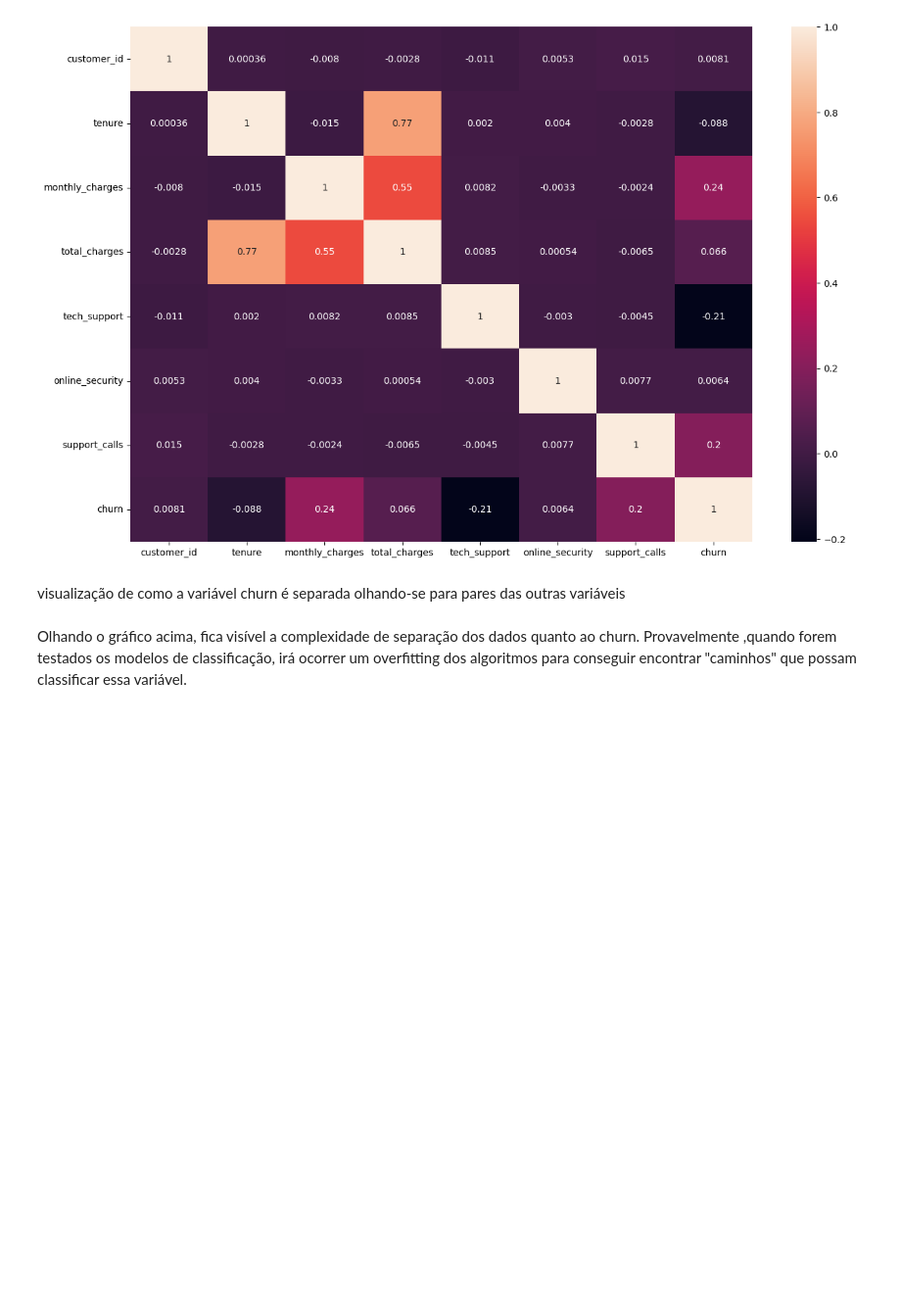
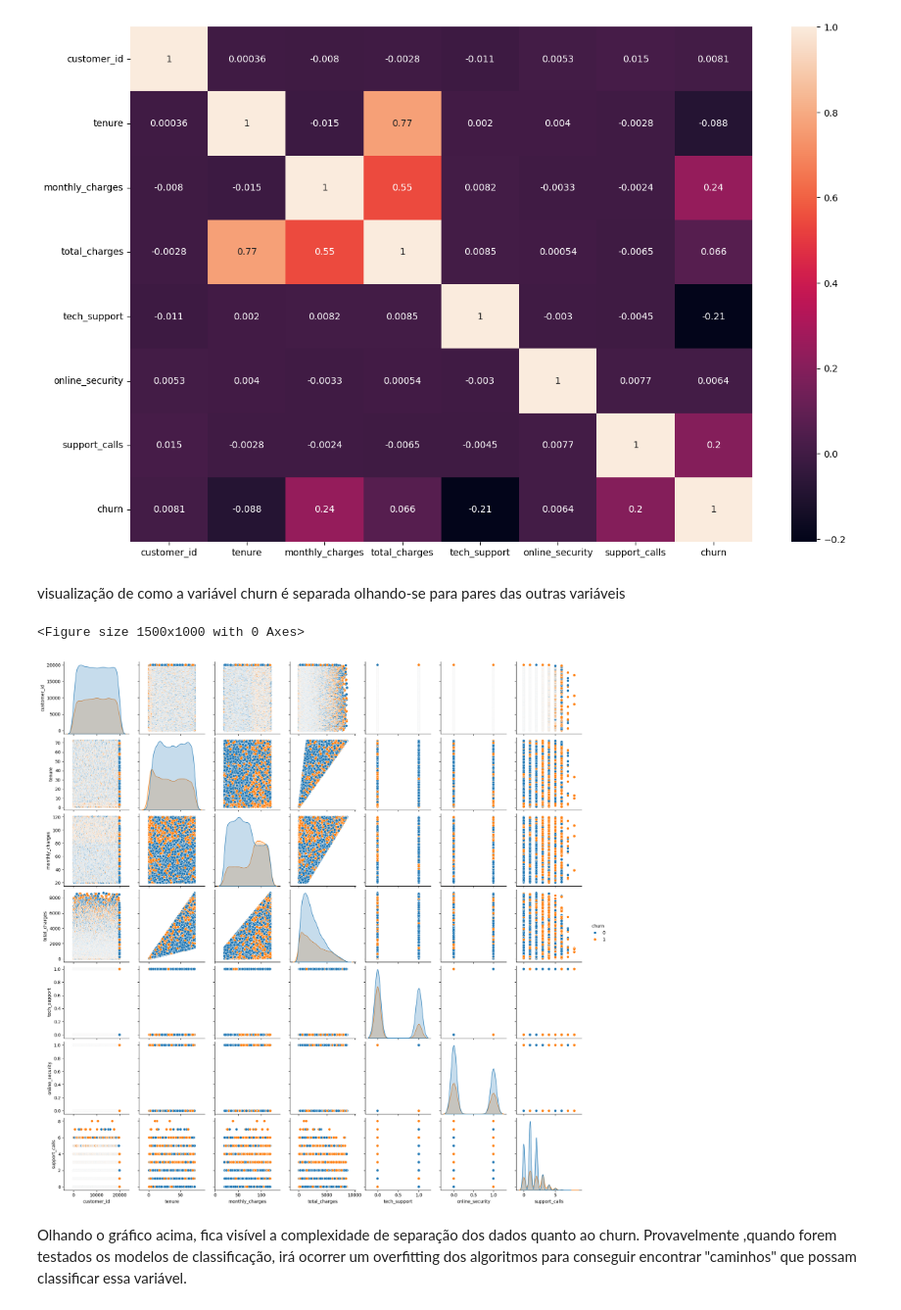
Before and after one commit to ArthurLagares/projeto-customer-churn, a Jupyter notebook: notebook.ipynb, the cells around one changed output. Shown at 98% size. Saved outputs shown, nothing was run; the diff lists cells and outputs as text; code cells hidden in the pictures; blank space fills up the shorter version.

```diff
--- a/notebook.ipynb
+++ b/notebook.ipynb
@@ -177,9 +177,12 @@ plt.show()
 # %% [markdown]
 visualização de como a variável churn é separada olhando-se para pares das outras variáveis
 # %%
-# plt.figure(figsize= (15,10))
-# sns.pairplot(data = dados_num, kind = 'scatter', hue = 'churn')
-# plt.show()
+plt.figure(figsize= (15,10))
+sns.pairplot(data = dados_num, kind = 'scatter', hue = 'churn')
+plt.show()
+# %% [output]
+<Figure size 1500x1000 with 0 Axes>
+[figure, added]
 # %% [markdown]
 Olhando o gráfico acima, fica visível a complexidade de separação dos dados quanto ao churn.
 Provavelmente ,quando forem testados os modelos de classificação, irá ocorrer um overfitting dos algoritmos para conseguir encontrar "caminhos" que possam classificar essa variável.
```
Also changed, not shown: parts of 6 cells of this notebook, 1 other file.
